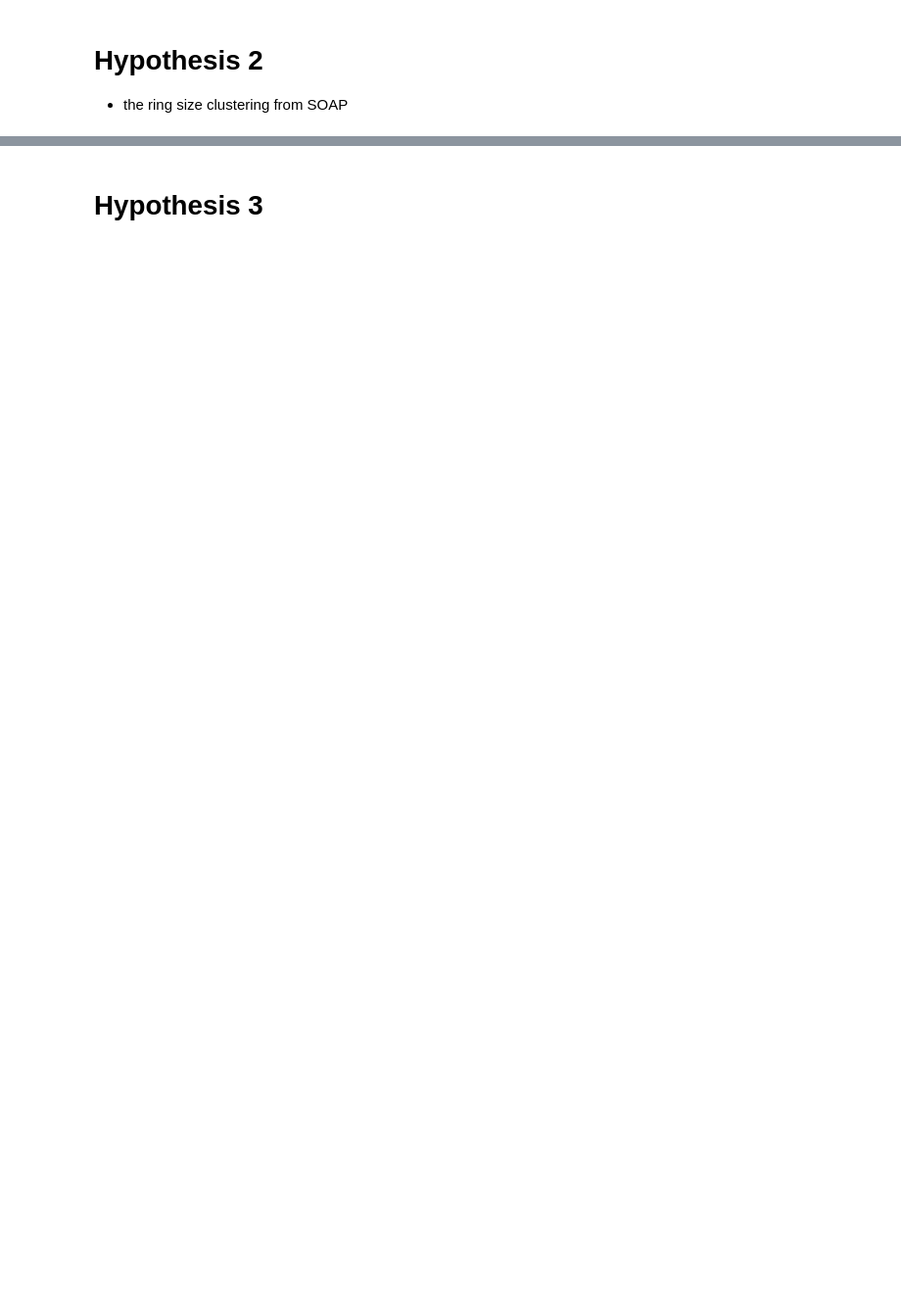
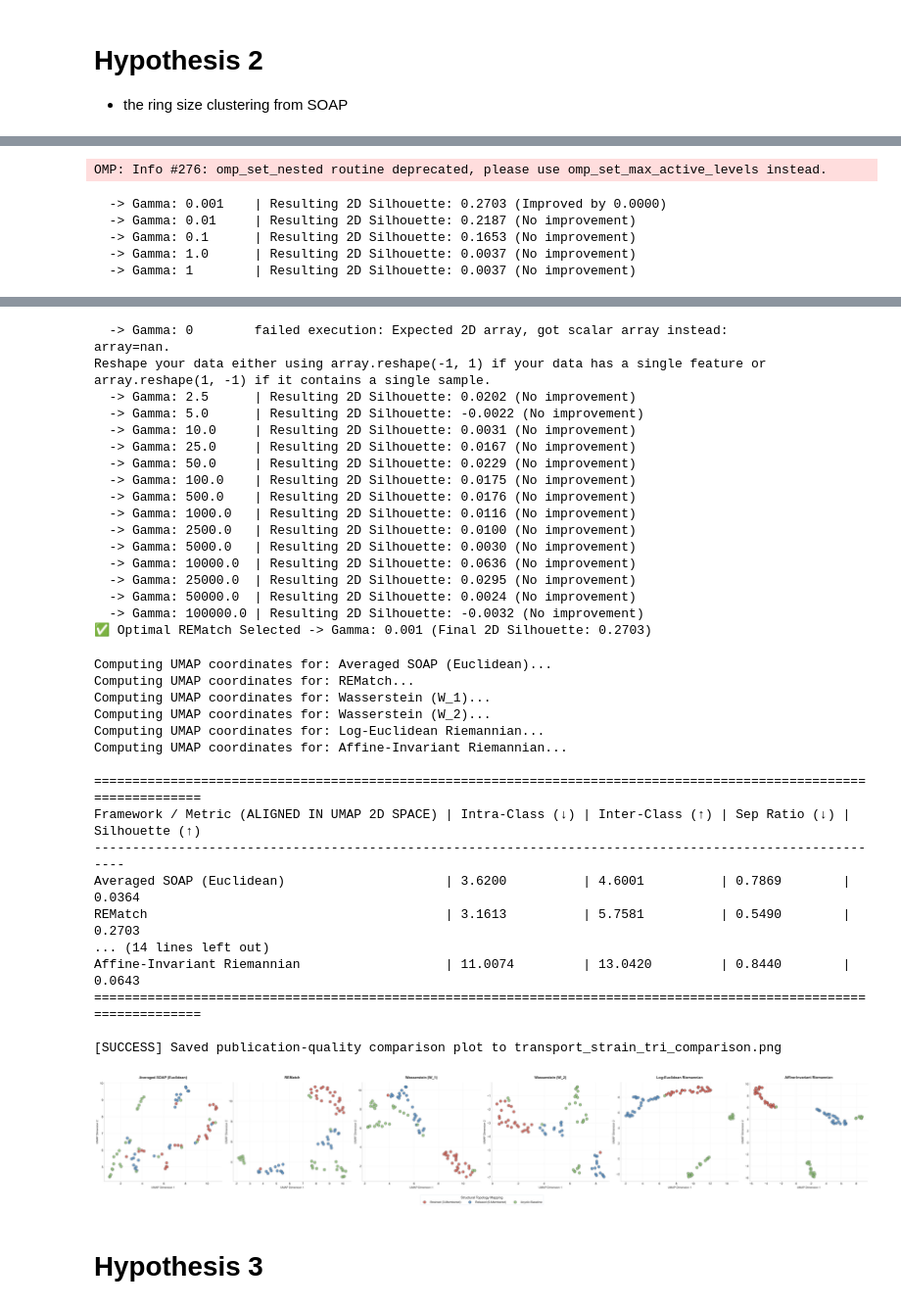
Before and after one commit to karlfindhansen/Non-Euclidean-Distances-in-Molecular-Representation, a Jupyter notebook: notebooks/QM9/experiments/non_euclidean/riemann/riemann_hypo.ipynb, the cells around one changed output, grey strips where cells are left out. Shown at 98% size. Cells and saved outputs as stored; diff of their text form; code cells hidden in the pictures; blank space fills up the shorter version.

Commit message:
feat: updated non euclidean experiments

```diff
--- a/notebooks/QM9/experiments/non_euclidean/riemann/riemann_hypo.ipynb
+++ b/notebooks/QM9/experiments/non_euclidean/riemann/riemann_hypo.ipynb
@@ -102,9 +66,3 @@ def rematch_kernel_dist_matrix(df, metric="linear", alpha=0.1, tol=1e-3):
 - goal is to show that some molecules can not be well seperaeted by ReMatch kernel. These molecules could be highly structural/constitutional isomers with identical local chemical environments but radically different global topologies
 - method: compare cyclic vs linear isomers. choose C6H10.
 - reason: the local hybridization will look very similar for rematch kernel. However, because the structural variations are constrained to a ring vs. stretched along a chain, the features will co-vary differently across the atoms, creating distinct covariance footprints
-# %%
-df = df.filter(pl.col("num_atoms") > 7) # works better on riemann
-
-df_C5H8O = df.filter(pl.col("formula") == "C5H8O")
-df_C7H10O2 = df.filter(pl.col("formula") == "C7H10O2").sample(500, with_replacement=True)
-print(df_C7H10O2.shape)
@@ -113,4 +68,0 @@ print(df_C7H10O2.shape)
-# %%
-riemann = Riemann()
-dist_matrix_riemann = riemann.distance_matrix(df_C7H10O2, "soap", distance_type='affine-invariant')
-labels = [i for i in range(len(df_C7H10O2))]
@@ -430,0 +388,14 @@ Saved high-res comparison plot to riemann_strain_comparison.png
+# %%
+rematch_engine = REMatch()
+riemann_engine = Riemann()
+wasserstein_engine = Wasserstein()
+
+# 3. Launch the unified evaluation suite
+print("[+] Initializing multi-class topological benchmark...")
+run_pipeline(
+    df_base=df,
+    external_rematch_engine=rematch_engine,
+    external_wasserstein_engine=wasserstein_engine,
+    external_riemann_engine=riemann_engine
+)
+# %% [output]
@@ -430,0 +410,6 @@ Saved high-res comparison plot to riemann_strain_comparison.png
+OMP: Info #276: omp_set_nested routine deprecated, please use omp_set_max_active_levels instead.
+  -> Gamma: 0.001    | Resulting 2D Silhouette: 0.2703 (Improved by 0.0000)
+  -> Gamma: 0.01     | Resulting 2D Silhouette: 0.2187 (No improvement)
+  -> Gamma: 0.1      | Resulting 2D Silhouette: 0.1653 (No improvement)
+  -> Gamma: 1.0      | Resulting 2D Silhouette: 0.0037 (No improvement)
+  -> Gamma: 1        | Resulting 2D Silhouette: 0.0037 (No improvement)
@@ -431,3 +417,39 @@ Saved high-res comparison plot to riemann_strain_comparison.png
+  -> Gamma: 0        failed execution: Expected 2D array, got scalar array instead:
+array=nan.
+Reshape your data either using array.reshape(-1, 1) if your data has a single feature or array.reshape(1, -1) if it contains a single sample.
+  -> Gamma: 2.5      | Resulting 2D Silhouette: 0.0202 (No improvement)
+  -> Gamma: 5.0      | Resulting 2D Silhouette: -0.0022 (No improvement)
+  -> Gamma: 10.0     | Resulting 2D Silhouette: 0.0031 (No improvement)
+  -> Gamma: 25.0     | Resulting 2D Silhouette: 0.0167 (No improvement)
+  -> Gamma: 50.0     | Resulting 2D Silhouette: 0.0229 (No improvement)
+  -> Gamma: 100.0    | Resulting 2D Silhouette: 0.0175 (No improvement)
+  -> Gamma: 500.0    | Resulting 2D Silhouette: 0.0176 (No improvement)
+  -> Gamma: 1000.0   | Resulting 2D Silhouette: 0.0116 (No improvement)
+  -> Gamma: 2500.0   | Resulting 2D Silhouette: 0.0100 (No improvement)
+  -> Gamma: 5000.0   | Resulting 2D Silhouette: 0.0030 (No improvement)
+  -> Gamma: 10000.0  | Resulting 2D Silhouette: 0.0636 (No improvement)
+  -> Gamma: 25000.0  | Resulting 2D Silhouette: 0.0295 (No improvement)
+  -> Gamma: 50000.0  | Resulting 2D Silhouette: 0.0024 (No improvement)
+  -> Gamma: 100000.0 | Resulting 2D Silhouette: -0.0032 (No improvement)
+✅ Optimal REMatch Selected -> Gamma: 0.001 (Final 2D Silhouette: 0.2703)
+Computing UMAP coordinates for: Averaged SOAP (Euclidean)...
+Computing UMAP coordinates for: REMatch...
+Computing UMAP coordinates for: Wasserstein (W_1)...
+Computing UMAP coordinates for: Wasserstein (W_2)...
+Computing UMAP coordinates for: Log-Euclidean Riemannian...
+Computing UMAP coordinates for: Affine-Invariant Riemannian...
+
+===================================================================================================================
+Framework / Metric (ALIGNED IN UMAP 2D SPACE) | Intra-Class (↓) | Inter-Class (↑) | Sep Ratio (↓) | Silhouette (↑)
+---------------------------------------------------------------------------------------------------------
+Averaged SOAP (Euclidean)                     | 3.6200          | 4.6001          | 0.7869        | 0.0364
+REMatch                                       | 3.1613          | 5.7581          | 0.5490        | 0.2703
+... (14 lines left out)
+Affine-Invariant Riemannian                   | 11.0074         | 13.0420         | 0.8440        | 0.0643
+===================================================================================================================
+
+[SUCCESS] Saved publication-quality comparison plot to transport_strain_tri_comparison.png
+[figure, added]
 # %% [markdown]
 # Hypothesis 3
 # %%
```
Also changed, not shown: parts of 20 cells of this notebook, 13 other files.
